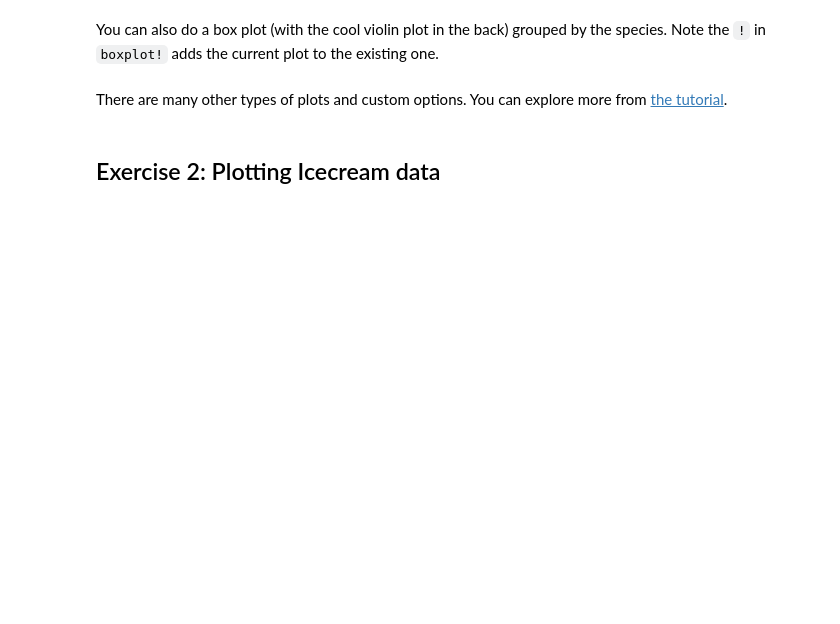
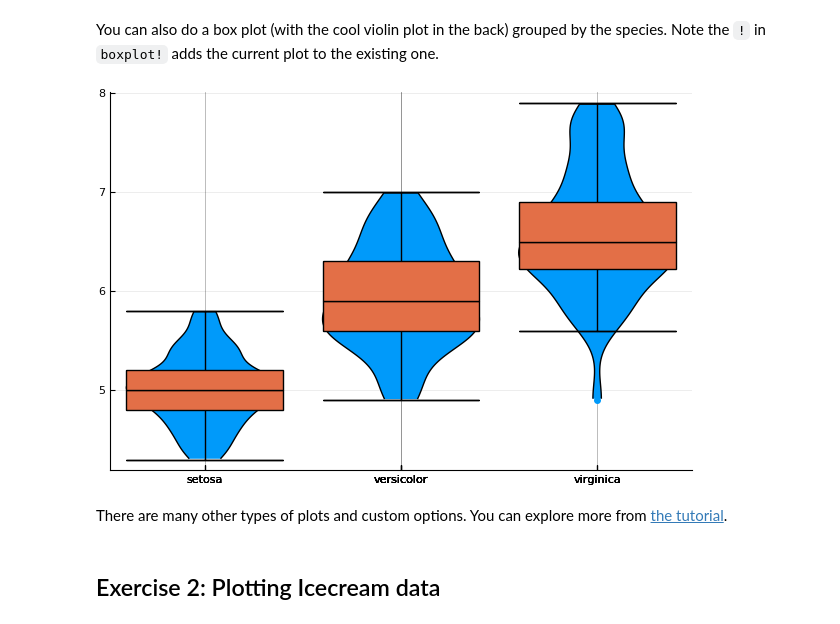
Before and after one commit to PhilChodrow/mban_orientation, a Jupyter notebook: optimization_intro/0 - Data Manipulation-Complete.ipynb, the cells around one changed output. Cells and saved outputs as stored; diff of their text form; code cells hidden in the pictures; blank space fills up the shorter version.

```diff
--- a/optimization_intro/0 - Data Manipulation-Complete.ipynb
+++ b/optimization_intro/0 - Data Manipulation-Complete.ipynb
@@ -193,8 +128,10 @@ scatter(iris, :SepalLength, :SepalWidth, group=:Species,
 # %% [markdown]
 You can also do a box plot (with the cool violin plot in the back) grouped by the species. Note the `!` in `boxplot!` adds the current plot to the existing one.
 # %%
-violin(iris,:Species,:SepalLength)
-boxplot!(iris, :Species,:SepalLength, leg=false)
+violin(iris[:Species],iris[:SepalLength])
+boxplot!(iris[:Species],iris[:SepalLength], leg=false)
+# %% [output]
+[figure, added]
 # %% [markdown]
 There are many other types of plots and custom options. You can explore more from [the tutorial](https://juliaplots.github.io/tutorial/).
 # %% [markdown]
```
Also changed, not shown: parts of 35 cells of this notebook, 11 other files.
